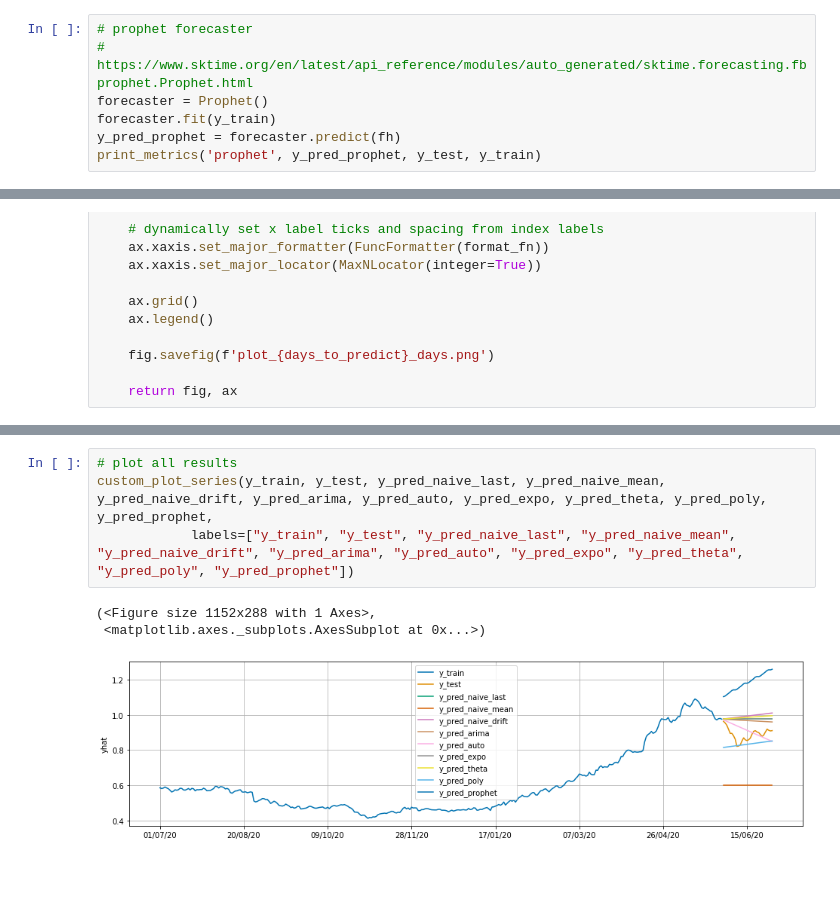
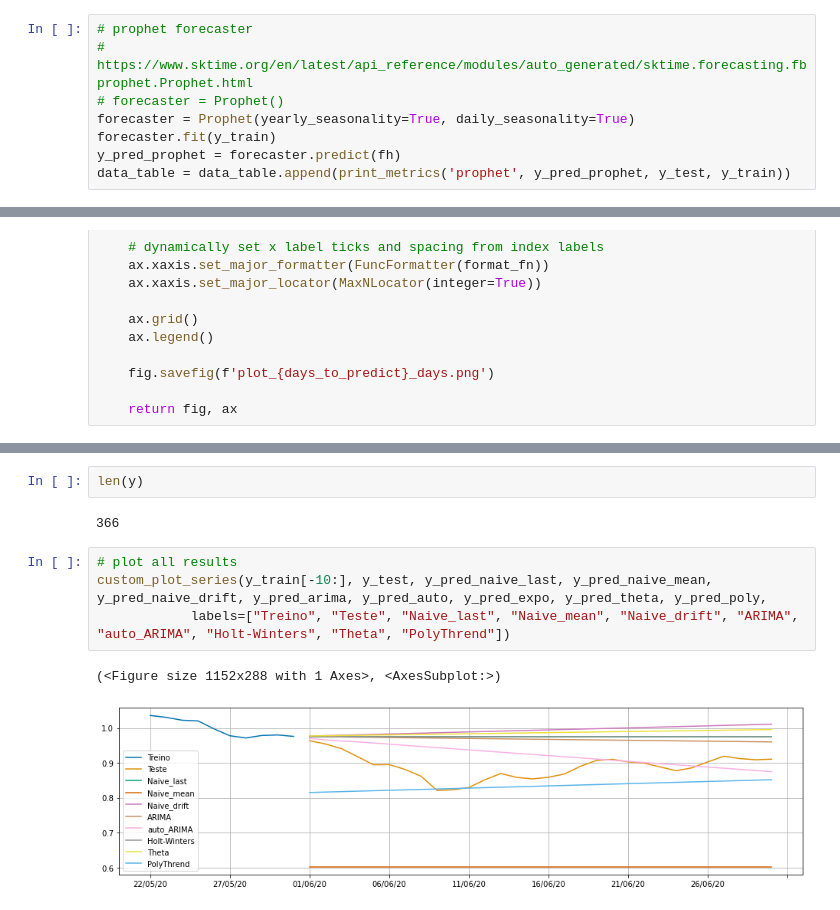
Before and after one commit to inatel-ic-cividati/Prediction, a Jupyter notebook: code/Forecasting.ipynb, the cells around one changed output, grey strips where cells are left out. Cells and saved outputs as stored; diff of their text form; blank space fills up the shorter version.

Commit message:
Add metrics table

```diff
--- a/code/Forecasting.ipynb
+++ b/code/Forecasting.ipynb
@@ -179,8 +194,9 @@ metrics for [poly]:
 # %%
 # prophet forecaster
 # https://www.sktime.org/en/latest/api_reference/modules/auto_generated/sktime.forecasting.fbprophet.Prophet.html
-forecaster = Prophet()
+# forecaster = Prophet()
+forecaster = Prophet(yearly_seasonality=True, daily_seasonality=True)
 forecaster.fit(y_train)
 y_pred_prophet = forecaster.predict(fh)
-print_metrics('prophet', y_pred_prophet, y_test, y_train)
+data_table = data_table.append(print_metrics('prophet', y_pred_prophet, y_test, y_train))
 # %% [output]
@@ -289,8 +308,11 @@ def custom_plot_series(*series, labels=None):
+# %%
+len(y)
+# %% [output]
+366
 # %%
 # plot all results
-custom_plot_series(y_train, y_test, y_pred_naive_last, y_pred_naive_mean, y_pred_naive_drift, y_pred_arima, y_pred_auto, y_pred_expo, y_pred_theta, y_pred_poly, y_pred_prophet,
-            labels=["y_train", "y_test", "y_pred_naive_last", "y_pred_naive_mean", "y_pred_naive_drift", "y_pred_arima", "y_pred_auto", "y_pred_expo", "y_pred_theta", "y_pred_poly", "y_pred_prophet"])
+custom_plot_series(y_train[-10:], y_test, y_pred_naive_last, y_pred_naive_mean, y_pred_naive_drift, y_pred_arima, y_pred_auto, y_pred_expo, y_pred_theta, y_pred_poly,
+            labels=["Treino", "Teste", "Naive_last", "Naive_mean", "Naive_drift", "ARIMA", "auto_ARIMA", "Holt-Winters", "Theta", "PolyThrend"])
 # %% [output]
-(<Figure size 1152x288 with 1 Axes>,
- <matplotlib.axes._subplots.AxesSubplot at 0x...>)
+(<Figure size 1152x288 with 1 Axes>, <AxesSubplot:>)
-[figure, old version]
+[figure, new version]
```
Also changed, not shown: parts of 13 cells of this notebook.
